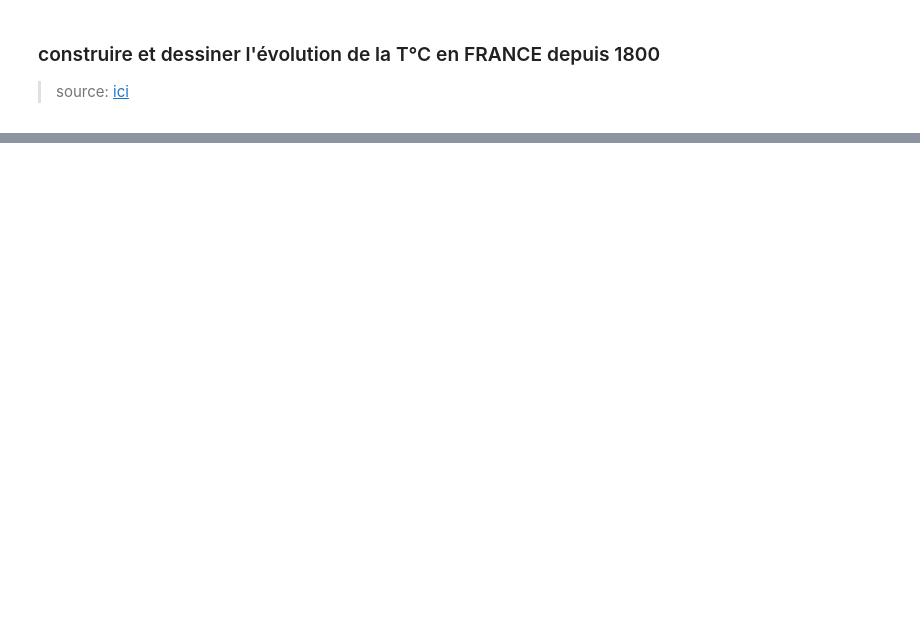
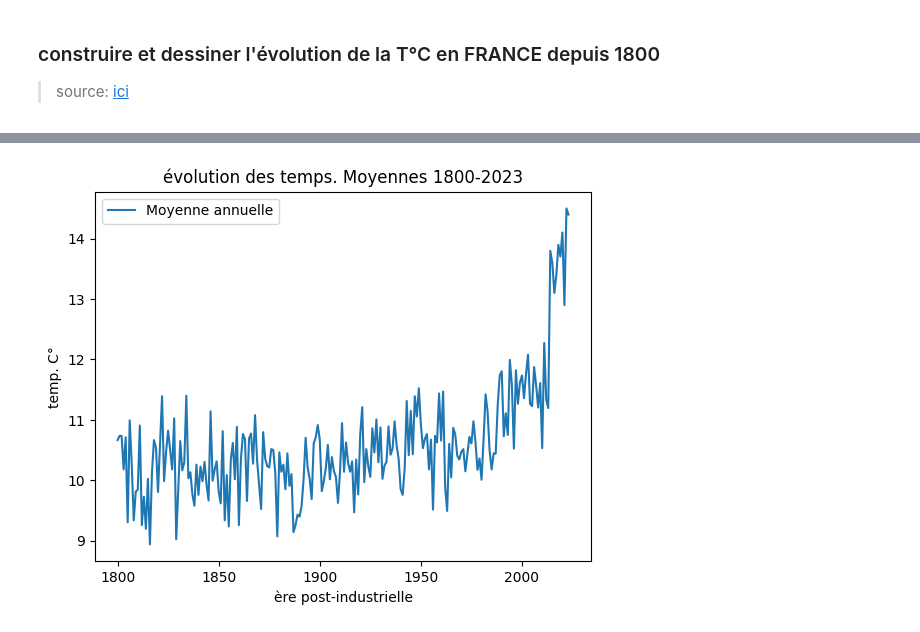
Before and after one commit to lamamram/python-analyse, a Jupyter notebook: exo_temperature.ipynb, the cells around one changed output, grey strips where cells are left out. Drawn from its saved outputs; the diff is of its cells as text; code cells hidden in the pictures; blank space fills up the shorter version.

Commit message:
exo temp: graph

```diff
--- a/exo_temperature.ipynb
+++ b/exo_temperature.ipynb
@@ -76,5 +136,6 @@ temp_df = temp_df.resample("Y", kind="period").mean().rename(columns={"AverageTe
 wiki_df.index = wiki_df.index.strftime("%Y")
 # %%
 complete_df = pd.concat([temp_df, wiki_df], axis=0)
+complete_df["Moyenne annuelle"] = complete_df["Moyenne annuelle"].astype("float16")
 del temp_df
 del wiki_df
@@ -82,0 +142,12 @@ complete_df
+# %%
+# graphe rapide depuis le dataframe
+complete_df.plot(
+    ylabel="temp. C°",
+    xlabel="ère post-industrielle",
+    title="évolution des temps. Moyennes 1800-2023",
+)
+# facultatif dans jupyter
+plt.savefig("evolution_temp.png")
+plt.show()
+# %% [output]
+[figure, added]
```
Also changed, not shown: parts of 9 cells of this notebook, 1 other file.
